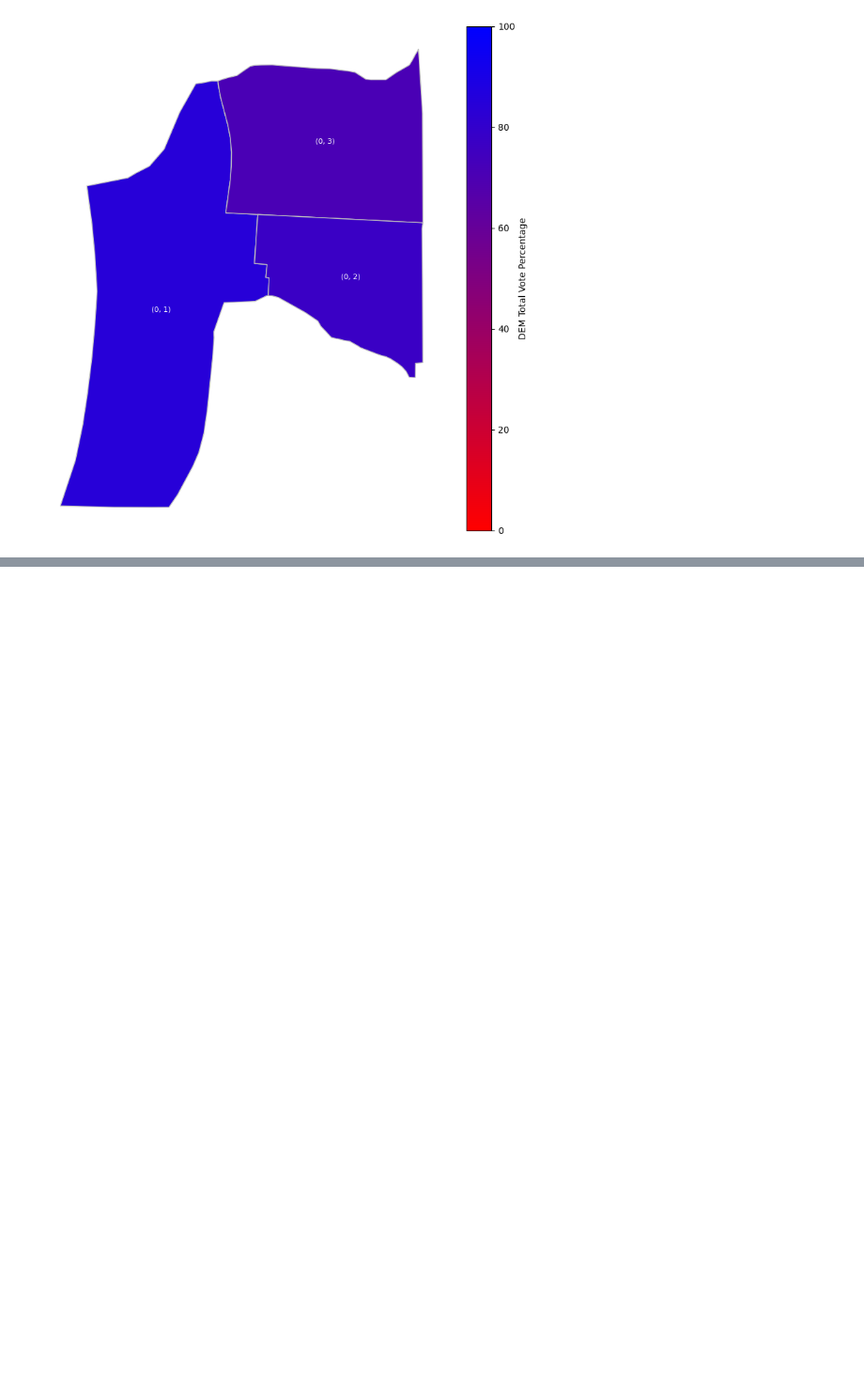
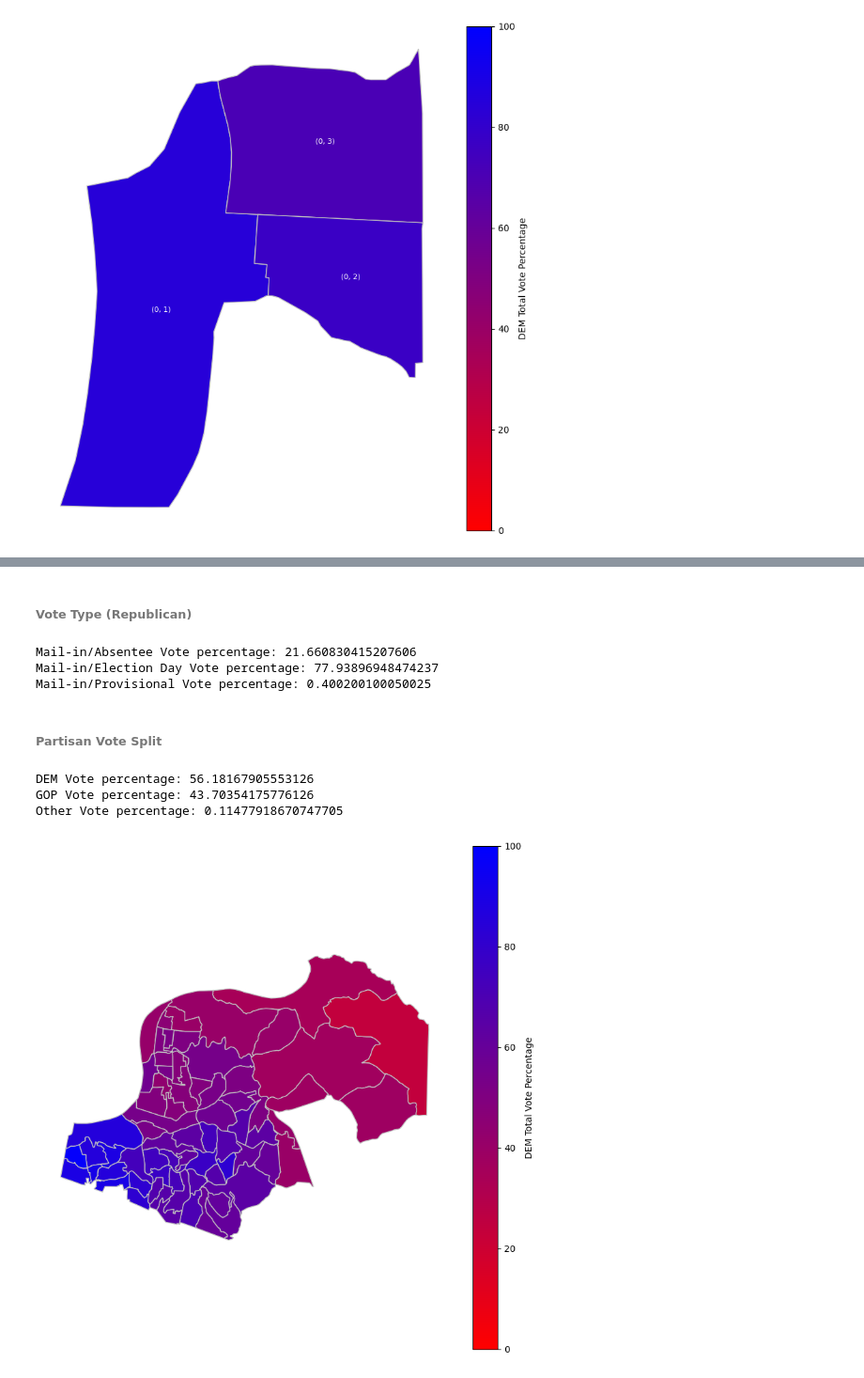
Before and after one commit to jonprice99/Regional-Election-Analysis, a Jupyter notebook: election_data.ipynb, the cells around one changed output, grey strips where cells are left out. Shown at 94% size. Saved outputs shown, nothing was run; the diff lists cells and outputs as text; code cells hidden in the pictures; blank space fills up the shorter version.

```diff
--- a/election_data.ipynb
+++ b/election_data.ipynb
@@ -1701,0 +1859,18 @@ plt.show()
+# %%
+allegheny_general23_CountyExec_breakdown = allegheny_general23_breakdown_dict.get(list(allegheny_general23_breakdown_dict.keys())[4])
+
+# format the column names
+allegheny_general23_CountyExec_breakdown_columns = ['County', 'Registered Voters', 'Election Day (DEM)', 'Absentee (DEM)', 'Provisional (DEM)', 'Total Votes (DEM)', 'Election Day (GOP)', 'Absentee (GOP)', 'Provisional (GOP)', 'Total Votes (GOP)', 'Election Day (Other)', 'Absentee (Other)', 'Provisional (Other)', 'Total Votes (Other)', 'Total']
+allegheny_general23_CountyExec_breakdown.columns = allegheny_general23_CountyExec_breakdown_columns
+
+# convert all but the first column from strings to integers
+for col in allegheny_general23_CountyExec_breakdown_columns:
+    if (col != 'County'):
+        allegheny_general23_CountyExec_breakdown[col] = allegheny_general23_CountyExec_breakdown[col].astype(int)
+# %%
+# calculate the percentage of turnout by party for each district, then add that to the df
+allegheny_general23_CountyExec_breakdown = allegheny_general23_CountyExec_breakdown.assign(**{
+    'DEM Total Vote Percentage': lambda x: (x['Total Votes (DEM)'] / x['Total'])*100,
+    'GOP Total Vote Percentage': lambda x: (x['Total Votes (GOP)'] / x['Total'])*100,
+    'Other Total Vote Percentage': lambda x: (x['Total Votes (Other)'] / x['Total'])*100
+})
@@ -1701,0 +1898,8 @@ plt.show()
+# %%
+# link the election results to the map
+#allegheny_general23_CountyExec_breakdown_map = allegheny_district_map.merge(allegheny_general23_CountyExec_breakdown, how='left', left_on='Muni_War_1', right_on='County')
+hd32_general23_CountyExec_breakdown_map = hd32_district_map.merge(hd32_general23_CountyExec_vote_breakdown, how='left', left_on='Muni_War_1', right_on='County')
+ph_general23_CountyExec_breakdown_map = ph_district_map.merge(ph_general23_CountyExec_vote_breakdown, how="left", left_on="Muni_War_1", right_on="County")
+verona_general23_CountyExec_breakdown_map = verona_district_map.merge(verona_general23_CountyExec_vote_breakdown, how="left", left_on="Muni_War_1", right_on="County")
+oakmont_general23_CountyExec_breakdown_map = oakmont_district_map.merge(oakmont_general23_CountyExec_vote_breakdown, how="left", left_on="Muni_War_1", right_on="County")
+plum_general23_CountyExec_breakdown_map = plum_district_map.merge(plum_general23_CountyExec_vote_breakdown, how="left", left_on="Muni_War_1", right_on="County")
@@ -1701,0 +1923,51 @@ plt.show()
+# %% [markdown]
+###### Vote Type (Republican)
+# %%
+hd32_general23_CountyExec_gop_mail_vote_ratio = (sum(hd32_general23_CountyExec_vote_breakdown['Absentee (GOP)']) / sum(hd32_general23_CountyExec_vote_breakdown['Total Votes (GOP)'])) * 100
+print("Mail-in/Absentee Vote percentage: " + str(hd32_general23_CountyExec_gop_mail_vote_ratio))
+
+hd32_general23_CountyExec_gop_eday_vote_ratio = (sum(hd32_general23_CountyExec_vote_breakdown['Election Day (GOP)']) / sum(hd32_general23_CountyExec_vote_breakdown['Total Votes (GOP)'])) * 100
+print("Mail-in/Election Day Vote percentage: " + str(hd32_general23_CountyExec_gop_eday_vote_ratio))
+
+hd32_general23_CountyExec_gop_provisional_vote_ratio = (sum(hd32_general23_CountyExec_vote_breakdown['Provisional (GOP)']) / sum(hd32_general23_CountyExec_vote_breakdown['Total Votes (GOP)'])) * 100
+print("Mail-in/Provisional Vote percentage: " + str(hd32_general23_CountyExec_gop_provisional_vote_ratio))
+# %% [output]
+Mail-in/Absentee Vote percentage: 21.660830415207606
+Mail-in/Election Day Vote percentage: 77.93896948474237
+Mail-in/Provisional Vote percentage: 0.400200100050025
+# %% [markdown]
+###### Partisan Vote Split
+# %%
+hd32_general23_CountyExec_dem_vote_ratio = (sum(hd32_general23_CountyExec_vote_breakdown['Total Votes (DEM)']) / sum(hd32_general23_CountyExec_vote_breakdown['Total'])) * 100
+print("DEM Vote percentage: " + str(hd32_general23_CountyExec_dem_vote_ratio))
+
+hd32_general23_CountyExec_gop_vote_ratio = (sum(hd32_general23_CountyExec_vote_breakdown['Total Votes (GOP)']) / sum(hd32_general23_CountyExec_vote_breakdown['Total'])) * 100
+print("GOP Vote percentage: " + str(hd32_general23_CountyExec_gop_vote_ratio))
+
+hd32_general23_CountyExec_other_vote_ratio = (sum(hd32_general23_CountyExec_vote_breakdown['Total Votes (Other)']) / sum(hd32_general23_CountyExec_vote_breakdown['Total'])) * 100
+print("Other Vote percentage: " + str(hd32_general23_CountyExec_other_vote_ratio))
+# %% [output]
+DEM Vote percentage: 56.18167905553126
+GOP Vote percentage: 43.70354175776126
+Other Vote percentage: 0.11477918670747705
+# %%
+# Create a custom colormap from red to blue
+cmap = matplotlib.colors.LinearSegmentedColormap.from_list('red_to_blue', ['red', 'blue'])
+
+# Modify the code to use the custom colormap
+labeled_hd32_general23_CountyExec_breakdown_map = hd32_general23_CountyExec_breakdown_map.plot(column="DEM Total Vote Percentage", #Set the data to be used for coloring
+                       edgecolor="#C0C0C0", #Set the color of the outlines for each district
+                       legend=True, #Show the legend
+                       legend_kwds={'label': "DEM Total Vote Percentage"}, #Label the legend
+                       figsize=(10,10), #Set the size of the graph
+                       cmap=cmap, #Use the custom colormap
+                       vmin=0,
+                       vmax=100
+                    )
+
+# hide the x and y axis on the plot & move the legend
+labeled_hd32_general23_CountyExec_breakdown_map.axis('off')
+
+plt.show()
+# %% [output]
+[figure, added]
```
Also changed, not shown: parts of 58 cells of this notebook, 1 other file.
